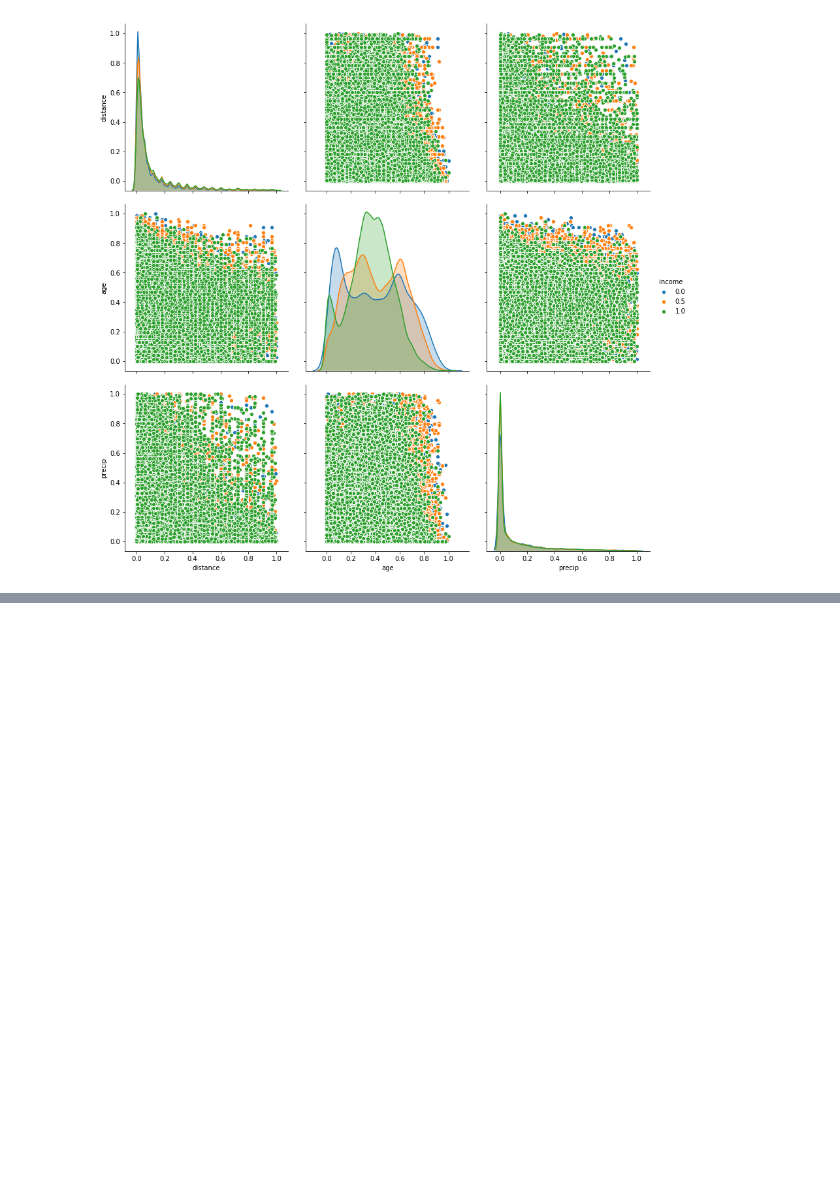
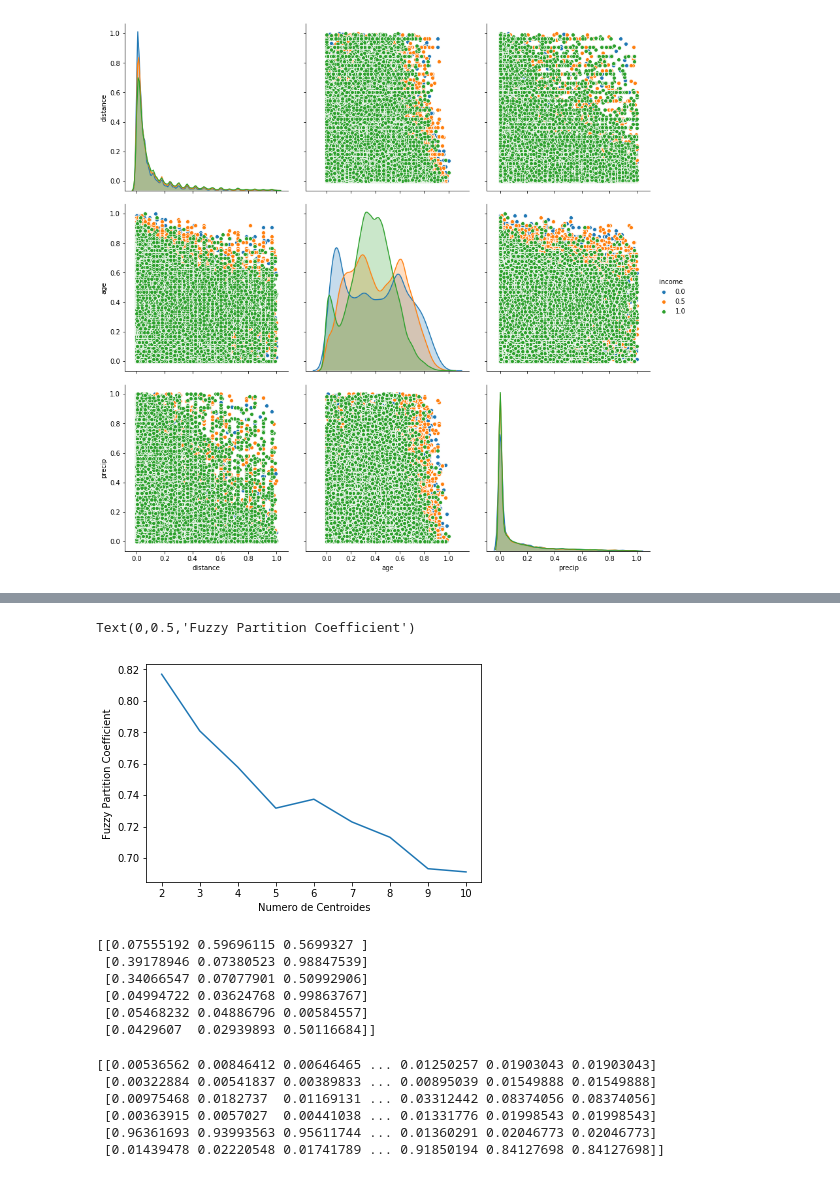
Before and after one commit to diego-anderica/Trabajo-Clustering, a Jupyter notebook: Fuzzy CMeans.ipynb, the cells around one changed output, grey strips where cells are left out. Cells and saved outputs as stored; diff of their text form; code cells hidden in the pictures; blank space fills up the shorter version.

Commit message:
Avances Clustering

```diff
--- a/Fuzzy CMeans.ipynb
+++ b/Fuzzy CMeans.ipynb
@@ -187,0 +182,35 @@ sb.pairplot(df_scaled.dropna(), hue='income',height=4,vars=["distance","age","pr
+# %%
+# Configurar el bucle y graficar
+fpcs = []
+df_fuzzy = df_scaled[['distance', 'precip', 'income']].transpose()
+
+for ncenters in range(2, 11):
+    cntr, u, u0, d, jm, p, fpc = fuzz.cluster.cmeans(df_fuzzy, ncenters, 2, error=0.005, maxiter=1000, init=None)
+    fpcs.append(fpc)
+# %%
+fig2, ax2 = plt.subplots()
+ax2.plot(np.r_[2:11], fpcs)
+ax2.set_xlabel("Numero de Centroides")
+ax2.set_ylabel("Fuzzy Partition Coefficient")
+# %% [output]
+Text(0,0.5,'Fuzzy Partition Coefficient')
+[figure, added]
+# %%
+cntr, u, u0, d, jm, p, fpc = fuzz.cluster.cmeans(df_fuzzy, 6, 2, error=0.005, maxiter=1000, init=None)
+print cntr
+# %% [output]
+[[0.07555192 0.59696115 0.5699327 ]
+ [0.39178946 0.07380523 0.98847539]
+ [0.34066547 0.07077901 0.50992906]
+ [0.04994722 0.03624768 0.99863767]
+ [0.05468232 0.04886796 0.00584557]
+ [0.0429607  0.02939893 0.50116684]]
+# %%
+print u
+# %% [output]
+[[0.00536562 0.00846412 0.00646465 ... 0.01250257 0.01903043 0.01903043]
+ [0.00322884 0.00541837 0.00389833 ... 0.00895039 0.01549888 0.01549888]
+ [0.00975468 0.0182737  0.01169131 ... 0.03312442 0.08374056 0.08374056]
+ [0.00363915 0.0057027  0.00441038 ... 0.01331776 0.01998543 0.01998543]
+ [0.96361693 0.93993563 0.95611744 ... 0.01360291 0.02046773 0.02046773]
+ [0.01439478 0.02220548 0.01741789 ... 0.91850194 0.84127698 0.84127698]]
```
Also changed, not shown: parts of 18 cells of this notebook.
